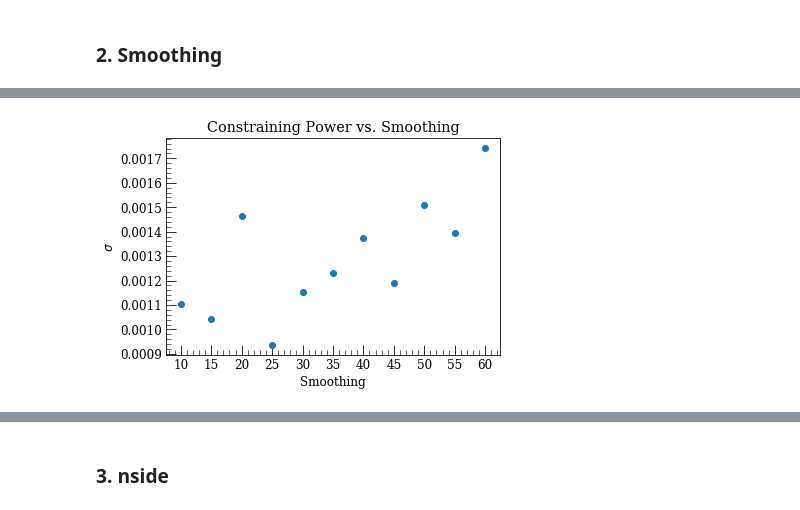
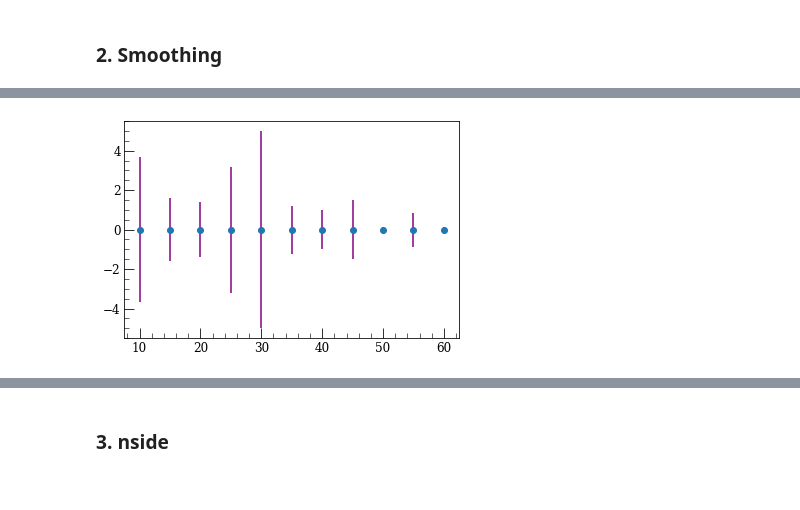
Before and after one commit to joezuntz/mink2, a Jupyter notebook: Test_Plots.ipynb, the cells around one changed output, grey strips where cells are left out. Drawn from its saved outputs; the diff is of its cells as text; code cells hidden in the pictures.

```diff
--- a/Test_Plots.ipynb
+++ b/Test_Plots.ipynb
@@ -79,14 +114,6 @@ plt.title('Constraining Power vs. Smoothing');
-# %%
-#for i in smoothing_array:
-for i,smoothing in enumerate(smoothing_array):
-    sub_path = os.path.join(cov_path, f't{thr_ct}_n{nside}_s{smoothing}')
-    output = np.loadtxt(os.path.join(sub_path, 'c.out'))
-    cp2[i] = output[3]
-
-plt.plot(smoothing_array,cp2,'o')
-plt.xlabel('Smoothing')
-plt.xticks(smoothing_array)
-plt.ylabel('$\sigma$')
-plt.title('Constraining Power vs. Smoothing');
-# %% [output]
-[figure, removed]
+# %%
+## plotting the 2 maps error
+# error is probably so large due to low number of points used to build parabola (b=10)
+plt.errorbar(smoothing_array,load_s(cov_path)[0],yerr=load_s(cov_path)[1],linestyle="None",fmt='o',ecolor='purple');
+# %% [output]
+[figure, added]
```
Also changed, not shown: parts of 18 cells of this notebook.
